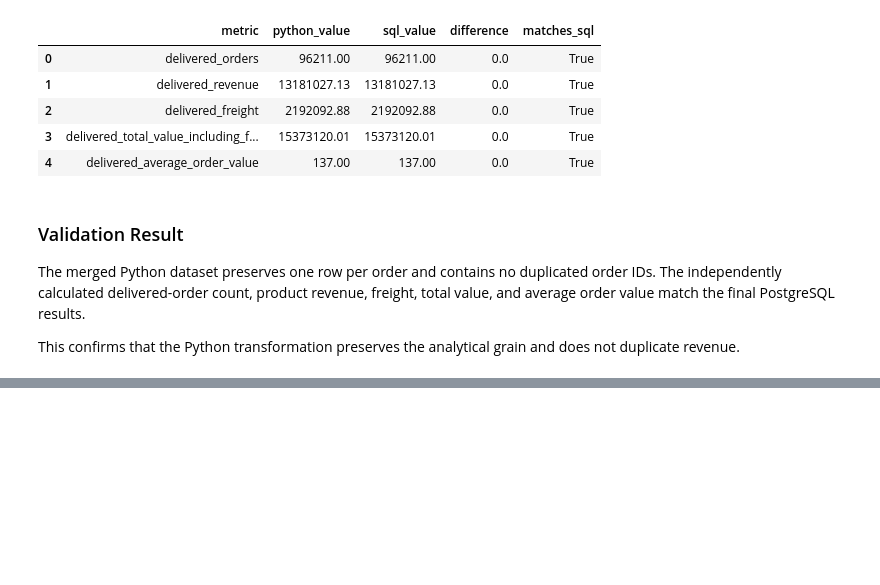
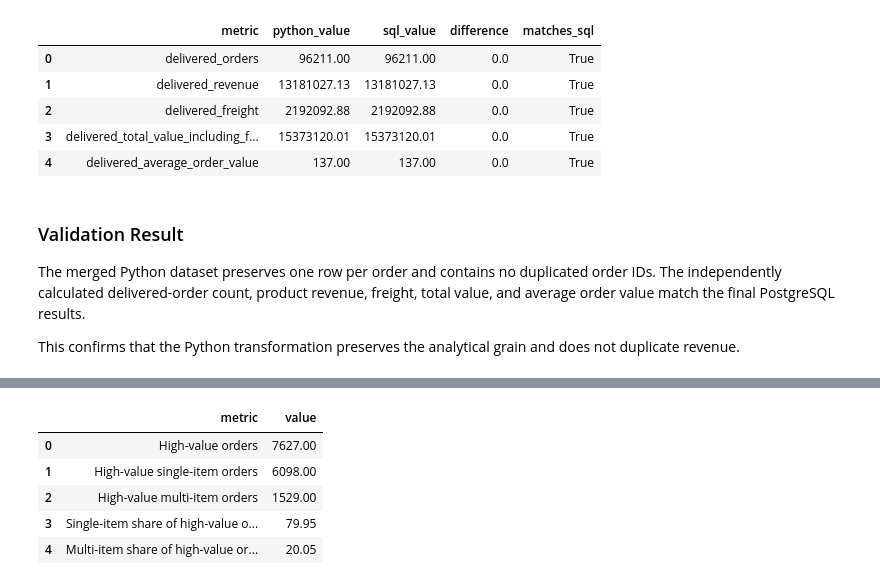
Before and after one commit to Ivana0901/ecommerce-data-analysis, a Jupyter notebook: notebooks/01_ecommerce_analysis.ipynb, the cells around one changed output, grey strips where cells are left out. Cells and saved outputs as stored; diff of their text form; code cells hidden in the pictures; blank space fills up the shorter version.

```diff
--- a/notebooks/01_ecommerce_analysis.ipynb
+++ b/notebooks/01_ecommerce_analysis.ipynb
@@ -1051,0 +1641,46 @@ This confirms that the Python transformation preserves the analytical grain and
+# %%
+high_value_item_profile = pd.DataFrame(
+    {
+        "metric": [
+            "High-value orders",
+            "High-value single-item orders",
+            "High-value multi-item orders",
+            "Single-item share of high-value orders",
+            "Multi-item share of high-value orders",
+        ],
+        "value": [
+            len(high_value_orders),
+            int(
+                (
+                    high_value_orders["item_count"] == 1
+                ).sum()
+            ),
+            int(
+                (
+                    high_value_orders["item_count"] > 1
+                ).sum()
+            ),
+            (
+                high_value_orders["item_count"]
+                .eq(1)
+                .mean()
+                * 100
+            ),
+            (
+                high_value_orders["item_count"]
+                .gt(1)
+                .mean()
+                * 100
+            ),
+        ],
+    }
+)
+
+high_value_item_profile.round(2)
+# %% [output]
+|  | metric | value |
+| 0 | High-value orders | 7627.00 |
+| 1 | High-value single-item orders | 6098.00 |
+| 2 | High-value multi-item orders | 1529.00 |
+| 3 | Single-item share of high-value o... | 79.95 |
+| 4 | Multi-item share of high-value or... | 20.05 |
```
Also changed, not shown: parts of 19 cells of this notebook, 4 other files.
